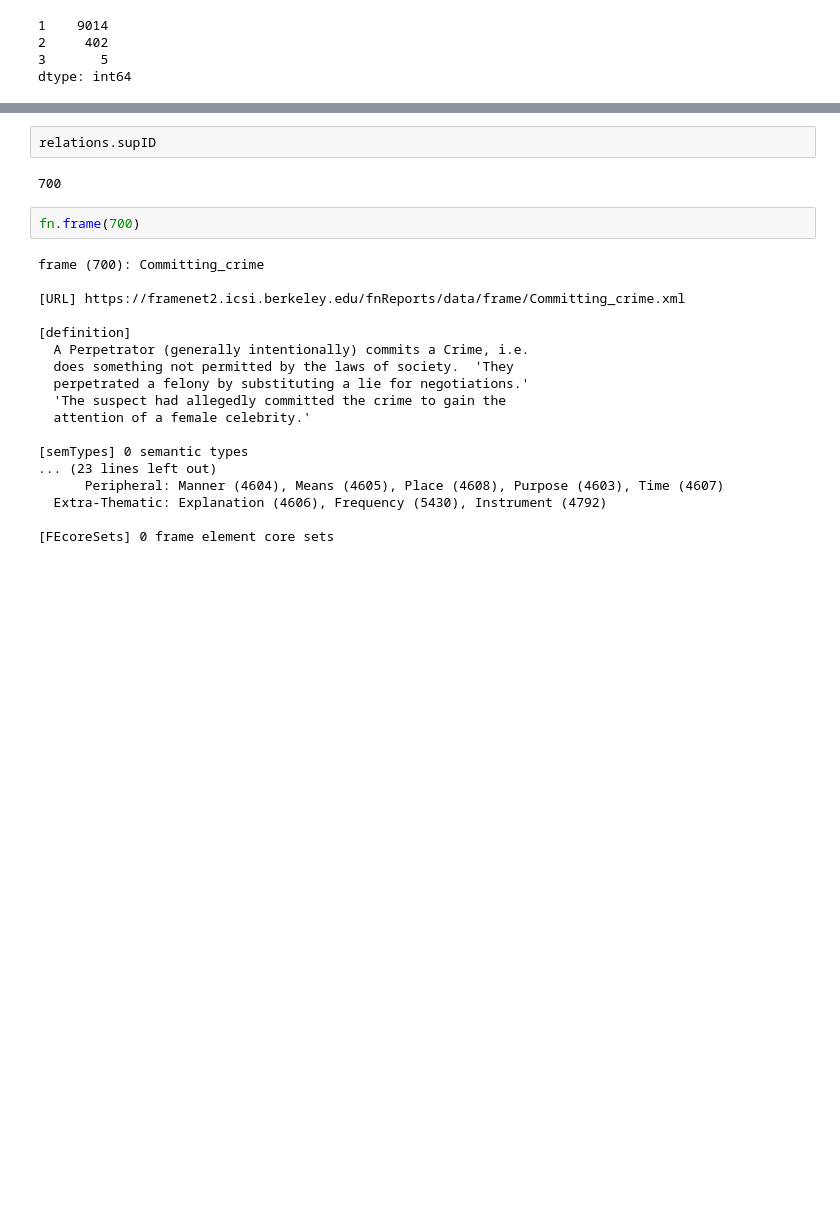
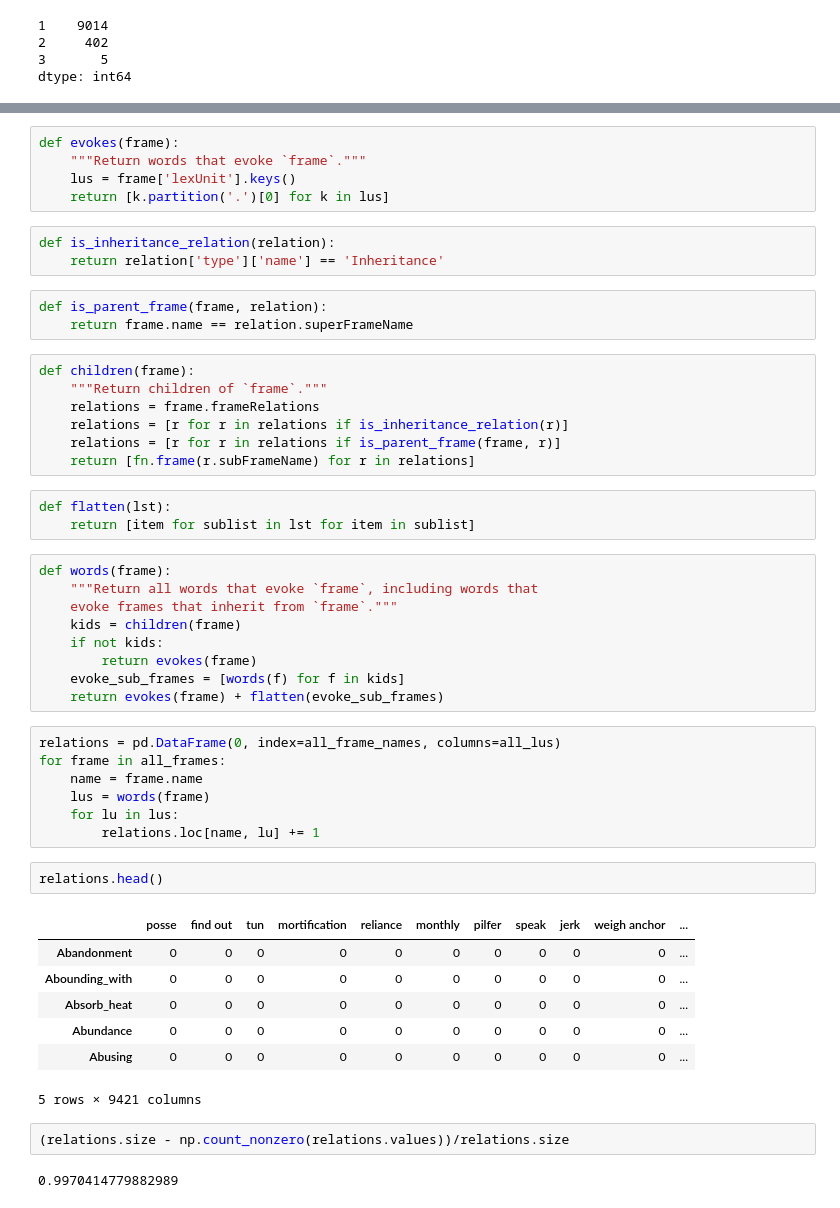
Before and after one commit to geoffbacon/semrep, a Jupyter notebook: semrep/data/evaluation/framenet/framenet.ipynb, the cells around one changed output, grey strips where cells are left out. Drawn from its saved outputs; the diff is of its cells as text; blank space fills up the shorter version.

```diff
--- a/semrep/data/evaluation/framenet/framenet.ipynb
+++ b/semrep/data/evaluation/framenet/framenet.ipynb
@@ -61,24 +58,51 @@ dict_keys(['subID', 'supID', 'subFrameName', 'superFrameName', 'ID', '_type', 'f
+# %%
+def evokes(frame):
+    """Return words that evoke `frame`."""
+    lus = frame['lexUnit'].keys()
+    return [k.partition('.')[0] for k in lus]
+# %%
+def is_inheritance_relation(relation):
+    return relation['type']['name'] == 'Inheritance'
+# %%
+def is_parent_frame(frame, relation):
+    return frame.name == relation.superFrameName
+# %%
+def children(frame):
+    """Return children of `frame`."""
+    relations = frame.frameRelations
+    relations = [r for r in relations if is_inheritance_relation(r)]
+    relations = [r for r in relations if is_parent_frame(frame, r)]
+    return [fn.frame(r.subFrameName) for r in relations]
+# %%
+def flatten(lst):
+    return [item for sublist in lst for item in sublist]
+# %%
+def words(frame):
+    """Return all words that evoke `frame`, including words that
+    evoke frames that inherit from `frame`."""
+    kids = children(frame)
+    if not kids:
+        return evokes(frame)
+    evoke_sub_frames = [words(f) for f in kids]
+    return evokes(frame) + flatten(evoke_sub_frames)
+# %%
+relations = pd.DataFrame(0, index=all_frame_names, columns=all_lus)
+for frame in all_frames:
+    name = frame.name
+    lus = words(frame)
+    for lu in lus:
+        relations.loc[name, lu] += 1
 # %%
-relations.supID
+relations.head()
 # %% [output]
+|  | posse | find out | tun | mortification | reliance | monthly | pilfer | speak | jerk | weigh anchor | ... |
+| Abandonment | 0 | 0 | 0 | 0 | 0 | 0 | 0 | 0 | 0 | 0 | ... |
+| Abounding_with | 0 | 0 | 0 | 0 | 0 | 0 | 0 | 0 | 0 | 0 | ... |
+| Absorb_heat | 0 | 0 | 0 | 0 | 0 | 0 | 0 | 0 | 0 | 0 | ... |
+| Abundance | 0 | 0 | 0 | 0 | 0 | 0 | 0 | 0 | 0 | 0 | ... |
+| Abusing | 0 | 0 | 0 | 0 | 0 | 0 | 0 | 0 | 0 | 0 | ... |
-700
+5 rows × 9421 columns
-# %%
-fn.frame(700)
-# %% [output]
-frame (700): Committing_crime
-
-[URL] https://framenet2.icsi.berkeley.edu/fnReports/data/frame/Committing_crime.xml
-
-[definition]
-  A Perpetrator (generally intentionally) commits a Crime, i.e.
-  does something not permitted by the laws of society.  'They
-  perpetrated a felony by substituting a lie for negotiations.'
-  'The suspect had allegedly committed the crime to gain the
-  attention of a female celebrity.'
-
-[semTypes] 0 semantic types
-... (23 lines left out)
-      Peripheral: Manner (4604), Means (4605), Place (4608), Purpose (4603), Time (4607)
-  Extra-Thematic: Explanation (4606), Frequency (5430), Instrument (4792)
-
-[FEcoreSets] 0 frame element core sets
+# %%
+(relations.size - np.count_nonzero(relations.values))/relations.size
+# %% [output]
+0.9970414779882989
```
Also changed, not shown: parts of 10 cells of this notebook, 4 other files.
